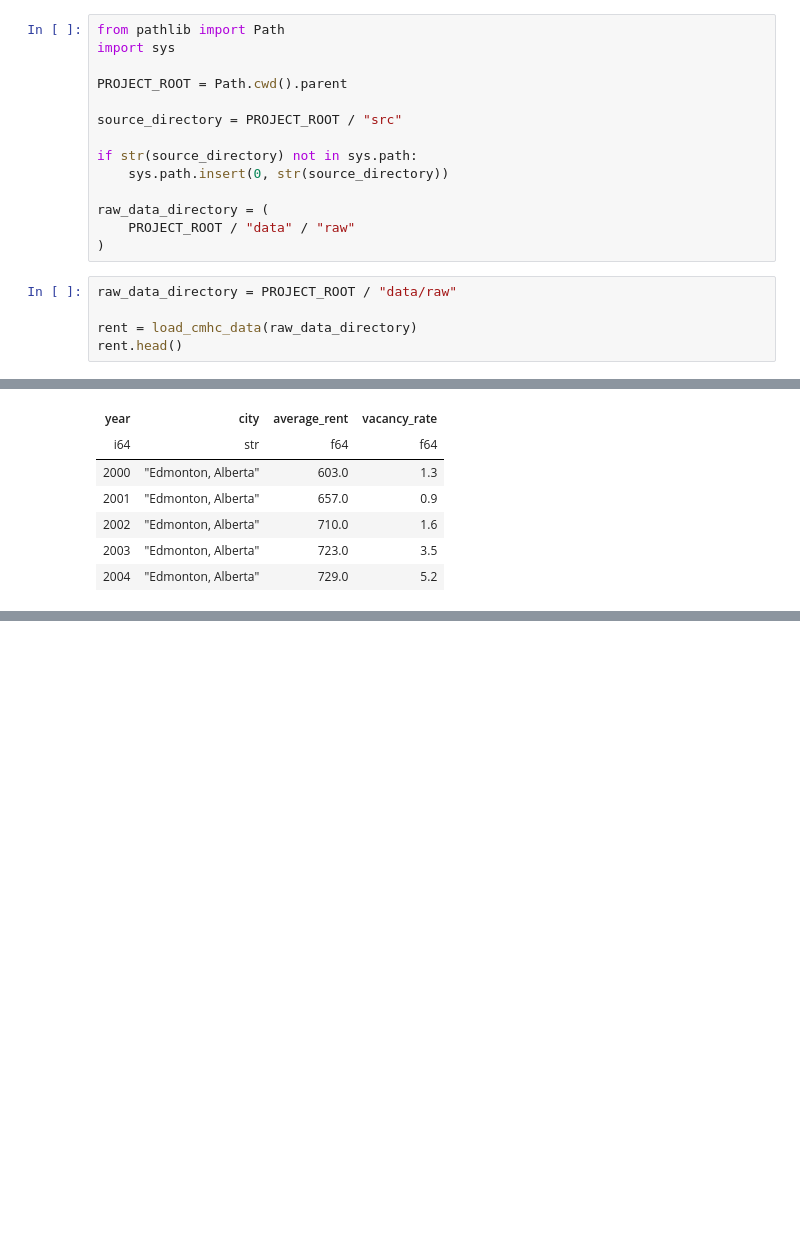
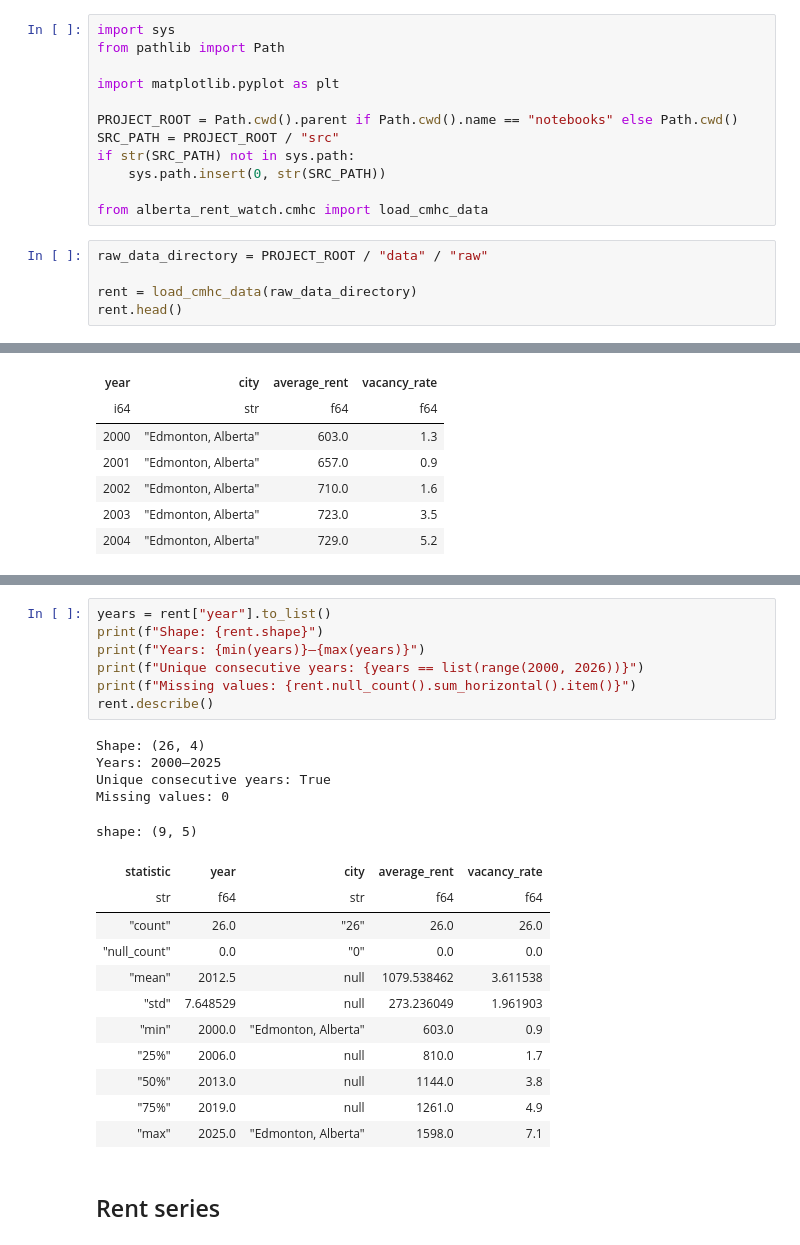
Before and after one commit to zsaghir/alberta-rent-watch, a Jupyter notebook: notebooks/01_data_checking.ipynb, the cells around one changed output, grey strips where cells are left out. Saved outputs shown, nothing was run; the diff lists cells and outputs as text; blank space fills up the shorter version.

```diff
--- a/notebooks/01_data_checking.ipynb
+++ b/notebooks/01_data_checking.ipynb
@@ -1,19 +5,17 @@
 # %%
+import sys
 from pathlib import Path
-import sys
 
-PROJECT_ROOT = Path.cwd().parent
+import matplotlib.pyplot as plt
 
-source_directory = PROJECT_ROOT / "src"
+PROJECT_ROOT = Path.cwd().parent if Path.cwd().name == "notebooks" else Path.cwd()
+SRC_PATH = PROJECT_ROOT / "src"
+if str(SRC_PATH) not in sys.path:
+    sys.path.insert(0, str(SRC_PATH))
 
-if str(source_directory) not in sys.path:
-    sys.path.insert(0, str(source_directory))
-
-raw_data_directory = (
-    PROJECT_ROOT / "data" / "raw"
-)
+from alberta_rent_watch.cmhc import load_cmhc_data
 # %%
-raw_data_directory = PROJECT_ROOT / "data/raw"
+raw_data_directory = PROJECT_ROOT / "data" / "raw"
 
 rent = load_cmhc_data(raw_data_directory)
 rent.head()
@@ -29,3 +35,29 @@ shape: (5, 4)
+# %%
+years = rent["year"].to_list()
+print(f"Shape: {rent.shape}")
+print(f"Years: {min(years)}–{max(years)}")
+print(f"Unique consecutive years: {years == list(range(2000, 2026))}")
+print(f"Missing values: {rent.null_count().sum_horizontal().item()}")
+rent.describe()
+# %% [output]
+Shape: (26, 4)
+Years: 2000–2025
+Unique consecutive years: True
+Missing values: 0
+shape: (9, 5)
+| statistic | year | city | average_rent | vacancy_rate |
+| str | f64 | str | f64 | f64 |
+| "count" | 26.0 | "26" | 26.0 | 26.0 |
+| "null_count" | 0.0 | "0" | 0.0 | 0.0 |
+| "mean" | 2012.5 | null | 1079.538462 | 3.611538 |
+| "std" | 7.648529 | null | 273.236049 | 1.961903 |
+| "min" | 2000.0 | "Edmonton, Alberta" | 603.0 | 0.9 |
+| "25%" | 2006.0 | null | 810.0 | 1.7 |
+| "50%" | 2013.0 | null | 1144.0 | 3.8 |
+| "75%" | 2019.0 | null | 1261.0 | 4.9 |
+| "max" | 2025.0 | "Edmonton, Alberta" | 1598.0 | 7.1 |
+# %% [markdown]
+## Rent series
 # %%
 #sort by year
 rent_history = rent.sort("year")
```
Also changed, not shown: parts of 3 cells of this notebook, 10 other files.
